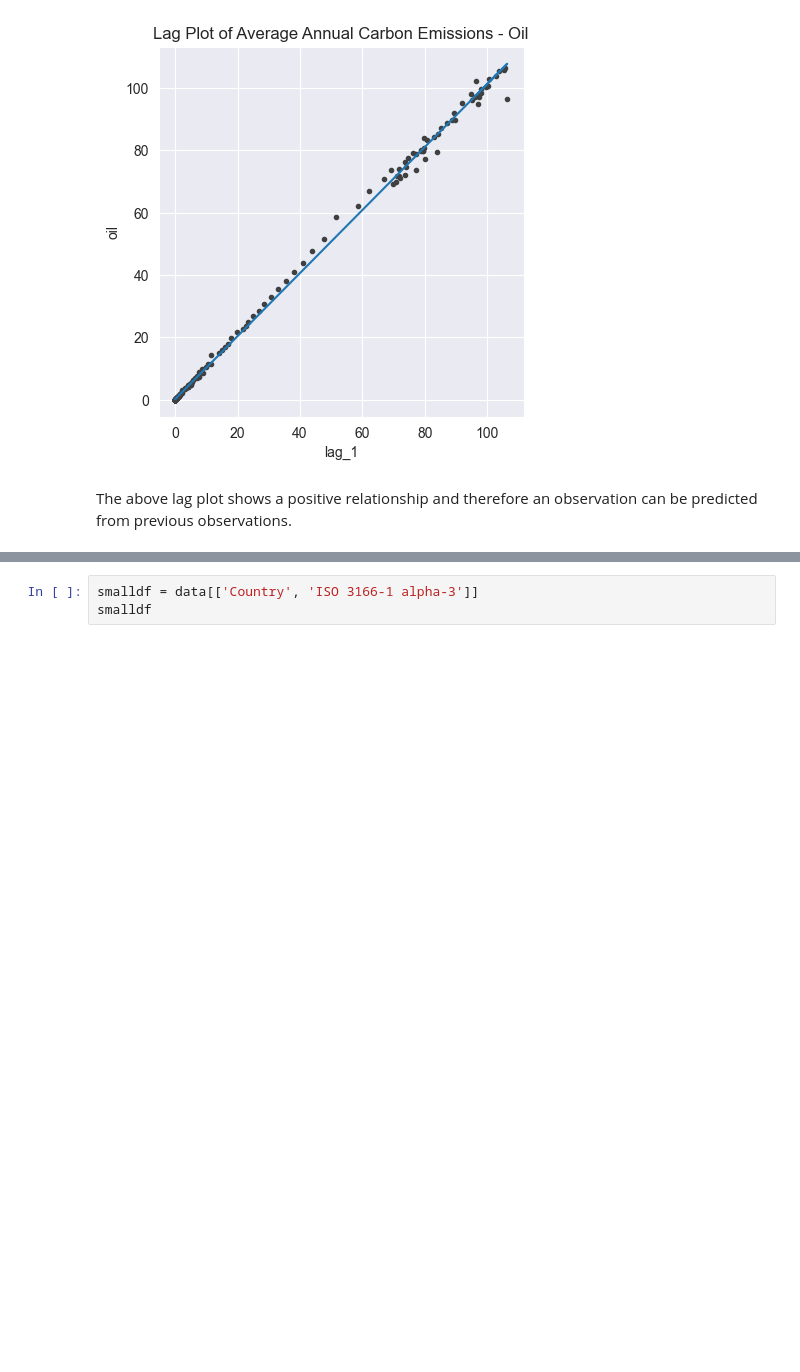
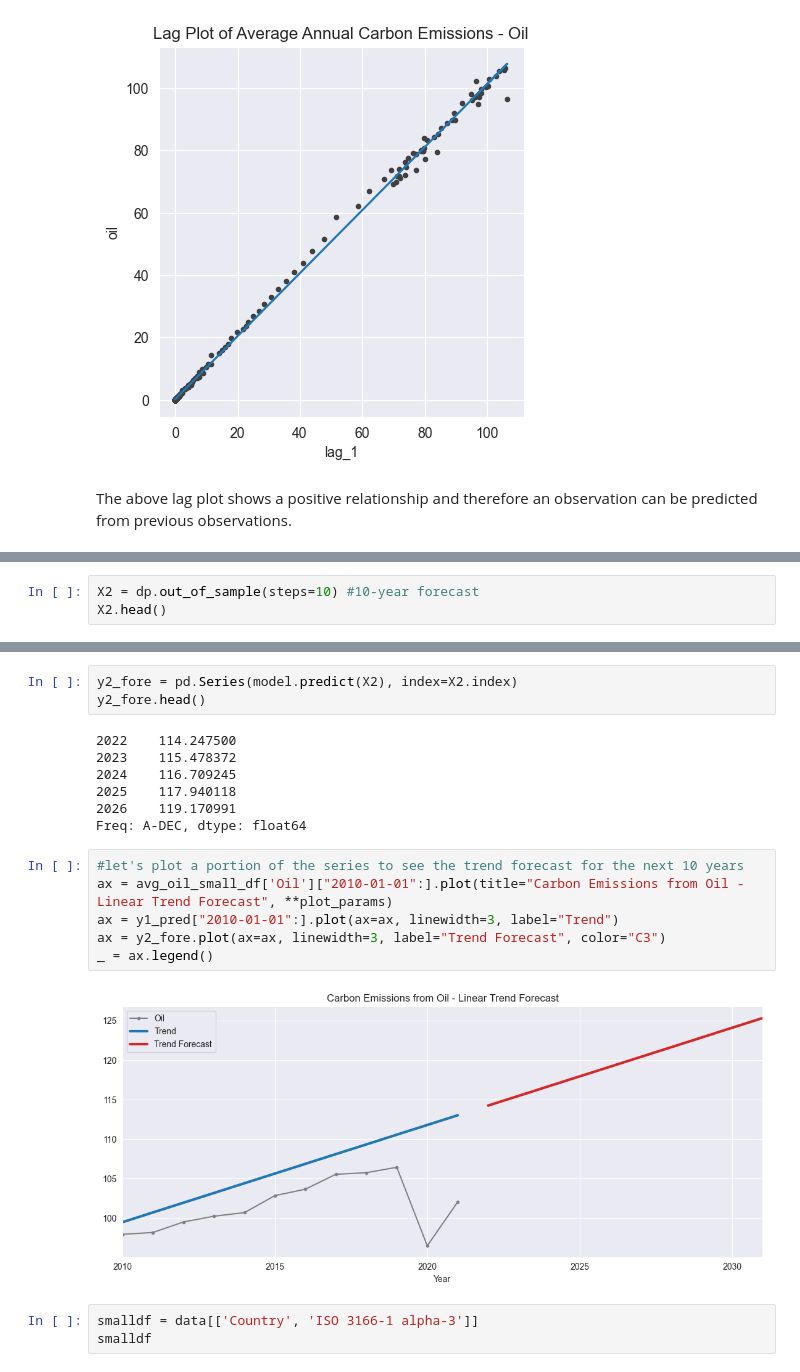
Before and after one commit to KS-coder77/carbon_emissions_eda, a Jupyter notebook: carbon_emissions_EDA.ipynb, the cells around one changed output, grey strips where cells are left out. Cells and saved outputs as stored; diff of their text form; blank space fills up the shorter version.

```diff
--- a/carbon_emissions_EDA.ipynb
+++ b/carbon_emissions_EDA.ipynb
@@ -957,0 +1088,3 @@ The above lag plot shows a positive relationship and therefore an observation ca
+# %%
+X2 = dp.out_of_sample(steps=10) #10-year forecast
+X2.head()
@@ -958,3 +1098,21 @@ The above lag plot shows a positive relationship and therefore an observation ca
+# %%
+y2_fore = pd.Series(model.predict(X2), index=X2.index)
+y2_fore.head()
+# %% [output]
+2022    114.247500
+2023    115.478372
+2024    116.709245
+2025    117.940118
+2026    119.170991
+Freq: A-DEC, dtype: float64
+# %%
+#let's plot a portion of the series to see the trend forecast for the next 10 years
+ax = avg_oil_small_df['Oil']["2010-01-01":].plot(title="Carbon Emissions from Oil - Linear Trend Forecast", **plot_params)
+ax = y1_pred["2010-01-01":].plot(ax=ax, linewidth=3, label="Trend")
+ax = y2_fore.plot(ax=ax, linewidth=3, label="Trend Forecast", color="C3")
+_ = ax.legend()
+# %% [output]
+[figure, added]
 # %%
 smalldf = data[['Country', 'ISO 3166-1 alpha-3']]
 smalldf
```
Also changed, not shown: parts of 32 cells of this notebook.
